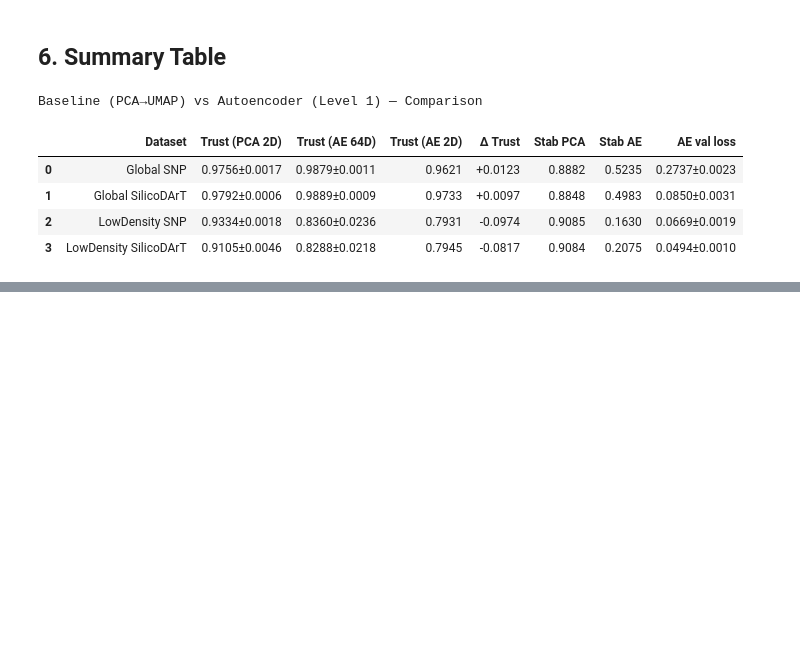
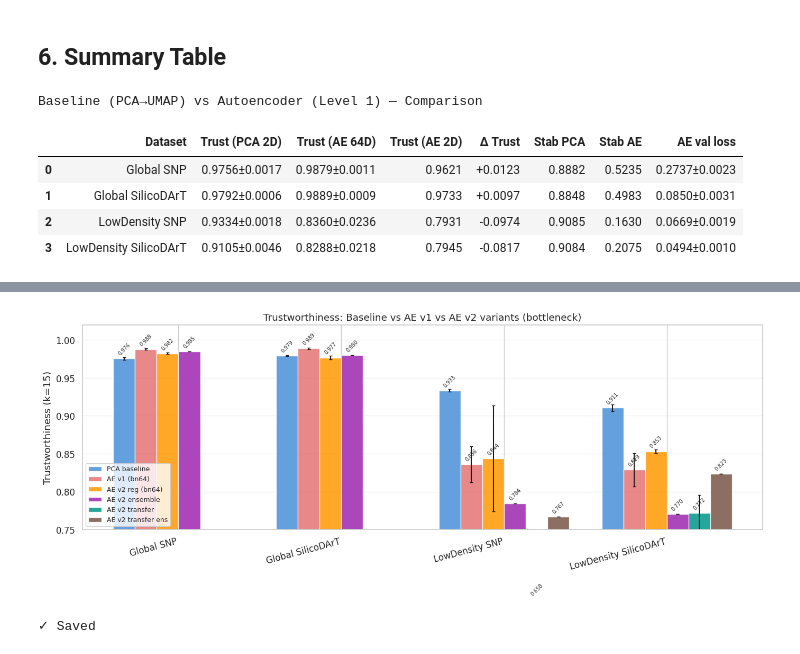
Before and after one commit to R0SEWT/GENO-MAP_Correspondence-Free-Diagnostics-for-Sweet-Potato-Diversity-Maps, a Jupyter notebook: notebooks/ae_vs_baseline.ipynb, the cells around one changed output, grey strips where cells are left out. Drawn from its saved outputs; the diff is of its cells as text; code cells hidden in the pictures; blank space fills up the shorter version.

```diff
--- a/notebooks/ae_vs_baseline.ipynb
+++ b/notebooks/ae_vs_baseline.ipynb
@@ -428,0 +563,80 @@ Baseline (PCA→UMAP) vs Autoencoder (Level 1) — Comparison
+# %%
+# Aggregate all trust results into a single comparison
+methods = {
+    "PCA baseline": {},
+    "AE v1 (bn64)": {},
+    "AE v2 reg (bn64)": {},
+    "AE v2 ensemble": {},
+}
+
+for ds in DATASETS:
+    # baseline (from ae-v1 comparison)
+    val = load_validation(ds)
+    methods["PCA baseline"][ds] = (val["trustworthiness"]["mean"], val["trustworthiness"]["std"])
+
+    # ae-v1
+    v1 = trust_df[trust_df["dataset"] == ds]["trust_ae_bottleneck64"]
+    methods["AE v1 (bn64)"][ds] = (v1.mean(), v1.std())
+
+    # ae-v2 regularized (individual seeds)
+    v2_reg = trust_v2_df[(trust_v2_df["dataset"] == ds) & (trust_v2_df["variant"] == "v2_reg")]
+    if len(v2_reg) > 0:
+        methods["AE v2 reg (bn64)"][ds] = (v2_reg["trust_bn"].mean(), v2_reg["trust_bn"].std())
+
+    # ae-v2 ensemble
+    v2_ens = trust_v2_df[(trust_v2_df["dataset"] == ds) & (trust_v2_df["variant"] == "v2_ensemble")]
+    if len(v2_ens) > 0:
+        methods["AE v2 ensemble"][ds] = (v2_ens["trust_bn"].values[0], 0.0)
+
+# Add transfer variants for lowdensity only
+methods["AE v2 transfer"] = {}
+methods["AE v2 transfer ens"] = {}
+for ds in ["lowdensity_snp", "lowdensity_silico"]:
+    v2_tf = trust_v2_df[(trust_v2_df["dataset"] == ds) & (trust_v2_df["variant"] == "v2_transfer")]
+    if len(v2_tf) > 0:
+        methods["AE v2 transfer"][ds] = (v2_tf["trust_bn"].mean(), v2_tf["trust_bn"].std())
+    v2_te = trust_v2_df[(trust_v2_df["dataset"] == ds) & (trust_v2_df["variant"] == "v2_transfer_ens")]
+    if len(v2_te) > 0:
+        methods["AE v2 transfer ens"][ds] = (v2_te["trust_bn"].values[0], 0.0)
+
+# Filter out empty methods
+methods = {k: v for k, v in methods.items() if v}
+
+colors = ["#4A90D9", "#E57373", "#FF9800", "#9C27B0", "#009688", "#795548"]
+fig, ax = plt.subplots(figsize=(14, 6))
+n_methods = len(methods)
+x = np.arange(len(DATASETS))
+w = 0.8 / n_methods
+
+for i, (method, ds_vals) in enumerate(methods.items()):
+    means, stds = [], []
+    for ds in DATASETS:
+        if ds in ds_vals:
+            means.append(ds_vals[ds][0])
+            stds.append(ds_vals[ds][1])
+        else:
+            means.append(0)
+            stds.append(0)
+    offset = (i - n_methods / 2 + 0.5) * w
+    bars = ax.bar(x + offset, means, w, yerr=stds, label=method,
+                  color=colors[i % len(colors)], capsize=2, alpha=0.85)
+    for bar, m in zip(bars, means):
+        if m > 0:
+            ax.text(bar.get_x() + bar.get_width()/2, bar.get_height() + 0.003,
+                    f"{m:.3f}", ha="center", va="bottom", fontsize=7, rotation=45)
+
+ax.set_xticks(x)
+ax.set_xticklabels([ds_labels[d] for d in DATASETS], rotation=15, ha="right")
+ax.set_ylabel("Trustworthiness (k=15)")
+ax.set_title("Trustworthiness: Baseline vs AE v1 vs AE v2 variants (bottleneck)")
+ax.legend(fontsize=9, loc="lower left")
+ax.set_ylim(0.75, 1.02)
+ax.grid(axis="y", alpha=0.3)
+
+fig.tight_layout()
+fig.savefig(FIG_DIR / "06_trust_v2_comparison.png", dpi=DPI, bbox_inches="tight")
+plt.show()
+print("✓ Saved")
+# %% [output]
+[figure, added]
+✓ Saved
```
Also changed, not shown: parts of 11 cells of this notebook, 5 other files.
